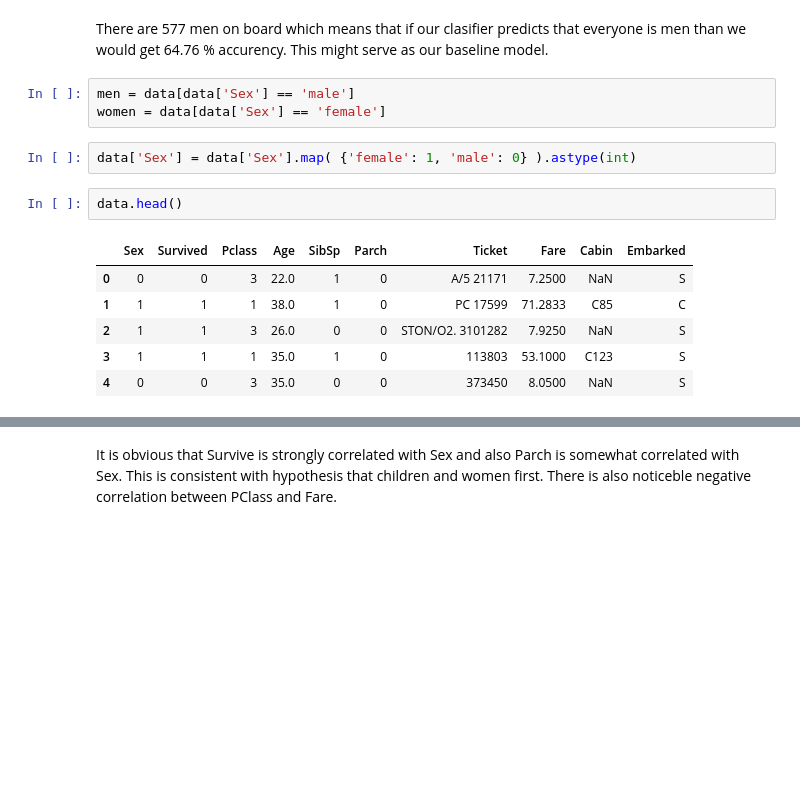
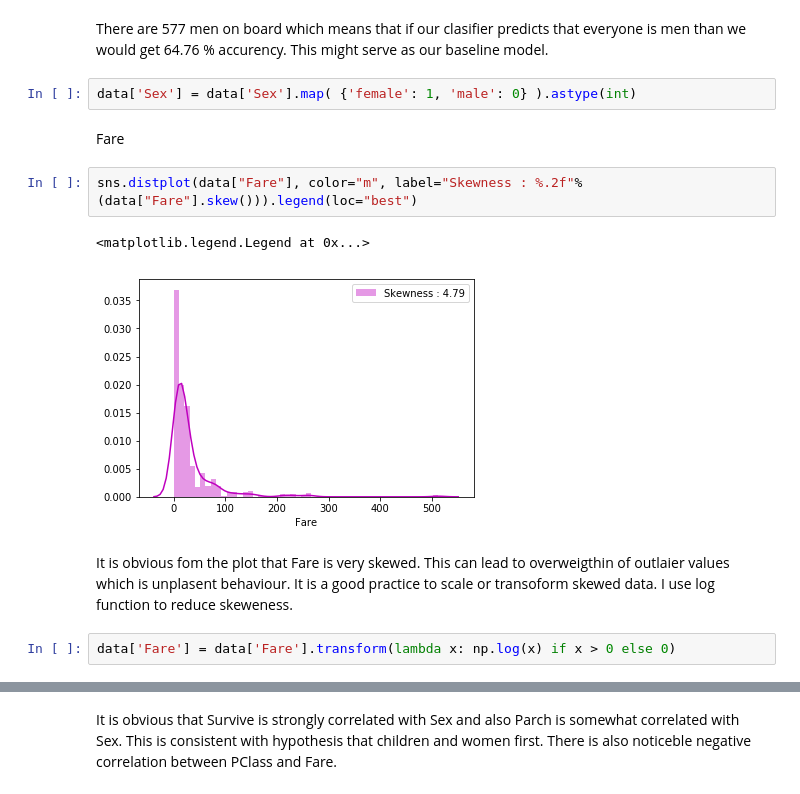
Before and after one commit to QuarKUS7/EY, a Jupyter notebook: model.ipynb, the cells around one changed output, grey strips where cells are left out. Cells and saved outputs as stored; diff of their text form; blank space fills up the shorter version.

```diff
--- a/model.ipynb
+++ b/model.ipynb
@@ -115,17 +120,16 @@ Men on board: 577 (64.76 percent)
 Women on board: 314 (35.24 percent)
 # %% [markdown]
 There are 577 men on board which means that if our clasifier predicts that everyone is men than we would get 64.76 % accurency. This might serve as our baseline model.
-# %%
-men = data[data['Sex'] == 'male']
-women = data[data['Sex'] == 'female']
 # %%
 data['Sex'] = data['Sex'].map( {'female': 1, 'male': 0} ).astype(int)
-# %%
-data.head()
-# %% [output]
-|  | Sex | Survived | Pclass | Age | SibSp | Parch | Ticket | Fare | Cabin | Embarked |
-| 0 | 0 | 0 | 3 | 22.0 | 1 | 0 | A/5 21171 | 7.2500 | NaN | S |
-| 1 | 1 | 1 | 1 | 38.0 | 1 | 0 | PC 17599 | 71.2833 | C85 | C |
-| 2 | 1 | 1 | 3 | 26.0 | 0 | 0 | STON/O2. 3101282 | 7.9250 | NaN | S |
-| 3 | 1 | 1 | 1 | 35.0 | 1 | 0 | 113803 | 53.1000 | C123 | S |
-| 4 | 0 | 0 | 3 | 35.0 | 0 | 0 | 373450 | 8.0500 | NaN | S |
+# %% [markdown]
+Fare
+# %%
+sns.distplot(data["Fare"], color="m", label="Skewness : %.2f"%(data["Fare"].skew())).legend(loc="best")
+# %% [output]
+<matplotlib.legend.Legend at 0x...>
+[figure, added]
+# %% [markdown]
+It is obvious fom the plot that Fare is very skewed. This can lead to overweigthin of outlaier values which is unplasent behaviour. It is a good practice to scale or transoform skewed data. I use log function to reduce skeweness.
+# %%
+data['Fare'] = data['Fare'].transform(lambda x: np.log(x) if x > 0 else 0)
```
Also changed, not shown: parts of 45 cells of this notebook.
